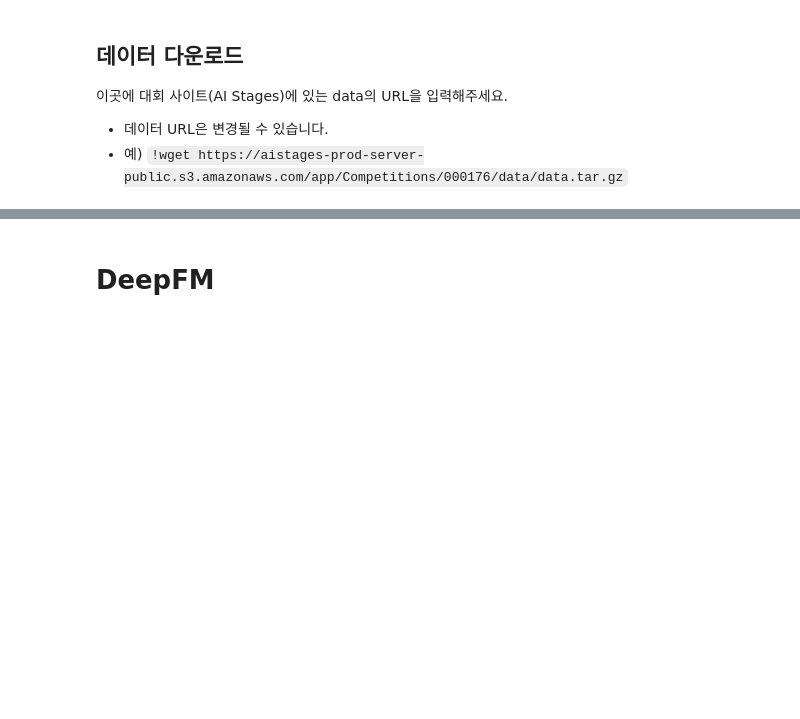
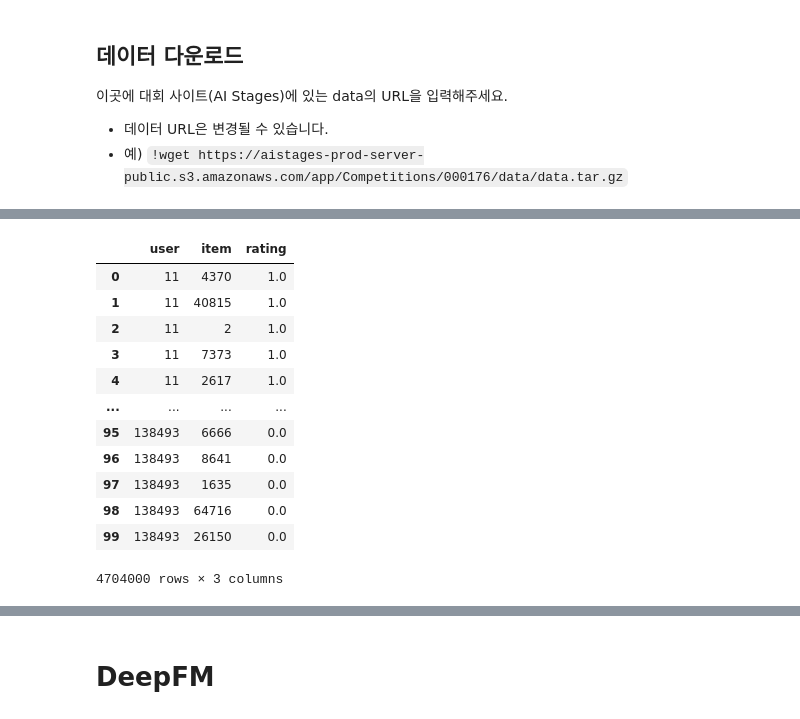
Before and after one commit to SNMHZ/movie-recommendation, a Jupyter notebook: practice/T3058/DeepFM.ipynb, the cells around one changed output, grey strips where cells are left out. Cells and saved outputs as stored; diff of their text form; code cells hidden in the pictures; blank space fills up the shorter version.

```diff
--- a/practice/T3058/DeepFM.ipynb
+++ b/practice/T3058/DeepFM.ipynb
@@ -156,26 +162,41 @@ Create Nagetive instances
 # %%
 
 first_row = True
 user_neg_dfs = pd.DataFrame()
 
 for u, u_items in tqdm(user_group_dfs):
     u_items = set(u_items)
     num_negative = len(u_items)
     i_user_neg_item = np.random.choice(list(items - u_items), num_negative, replace=False)
 
     i_user_neg_df = pd.DataFrame({'user': [u]*num_negative, 'item': i_user_neg_item, 'rating': [0]*num_negative})
     if first_row == True:
         user_neg_dfs = i_user_neg_df
         first_row = False
     else:
         user_neg_dfs = pd.concat([user_neg_dfs, i_user_neg_df], axis = 0, sort=False)
 
 # user_neg_dfs['time'] = raw_rating_df['time']
 joined_rating_df = pd.concat([raw_rating_df, user_neg_dfs], axis = 0, sort=False)
-joined_rating_df = pd.merge(joined_rating_df, raw_genre_df, left_on='item', right_on='item', how='inner')
-joined_rating_df = pd.merge(joined_rating_df, raw_year_df, left_on='item', right_on='item', how='inner')
-joined_rating_df = pd.merge(joined_rating_df, raw_director_df, left_on='item', right_on='item', how='inner')
-joined_rating_df = pd.merge(joined_rating_df, raw_writer_df, left_on='item', right_on='item', how='inner')
+joined_rating_df
+# joined_rating_df = pd.merge(joined_rating_df, raw_genre_df, left_on='item', right_on='item', how='inner')
+# joined_rating_df = pd.merge(joined_rating_df, raw_year_df, left_on='item', right_on='item', how='inner')
+# joined_rating_df = pd.merge(joined_rating_df, raw_director_df, left_on='item', right_on='item', how='inner')
+# joined_rating_df = pd.merge(joined_rating_df, raw_writer_df, left_on='item', right_on='item', how='inner')
 # 4. Join dfs
 # print("Joined rating df")
 # print(joined_rating_df)
+# %% [output]
+|  | user | item | rating |
+| 0 | 11 | 4370 | 1.0 |
+| 1 | 11 | 40815 | 1.0 |
+| 2 | 11 | 2 | 1.0 |
+| 3 | 11 | 7373 | 1.0 |
+| 4 | 11 | 2617 | 1.0 |
+| ... | ... | ... | ... |
+| 95 | 138493 | 6666 | 0.0 |
+| 96 | 138493 | 8641 | 0.0 |
+| 97 | 138493 | 1635 | 0.0 |
+| 98 | 138493 | 64716 | 0.0 |
+| 99 | 138493 | 26150 | 0.0 |
+4704000 rows × 3 columns
```
Also changed, not shown: parts of 27 cells of this notebook, 48 other files.
